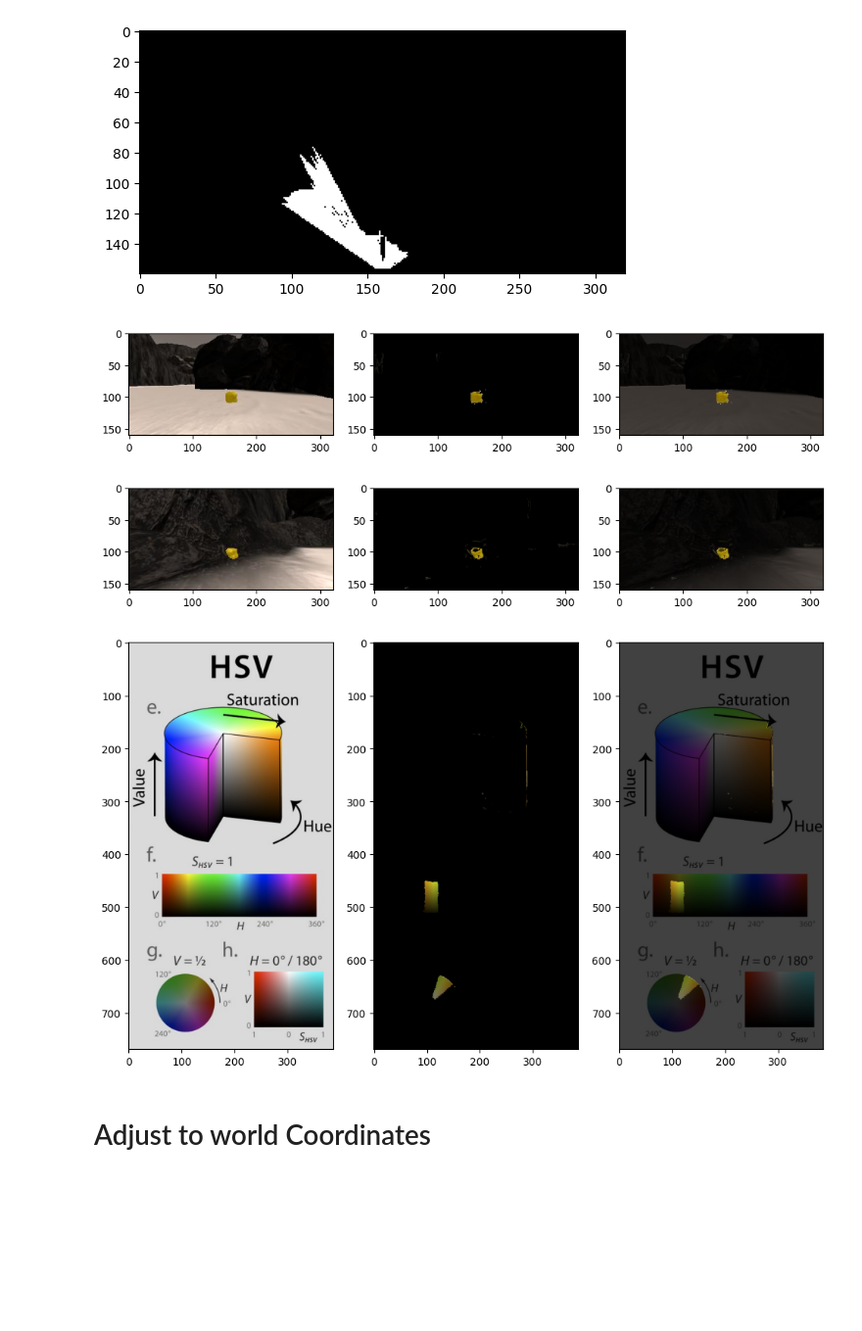
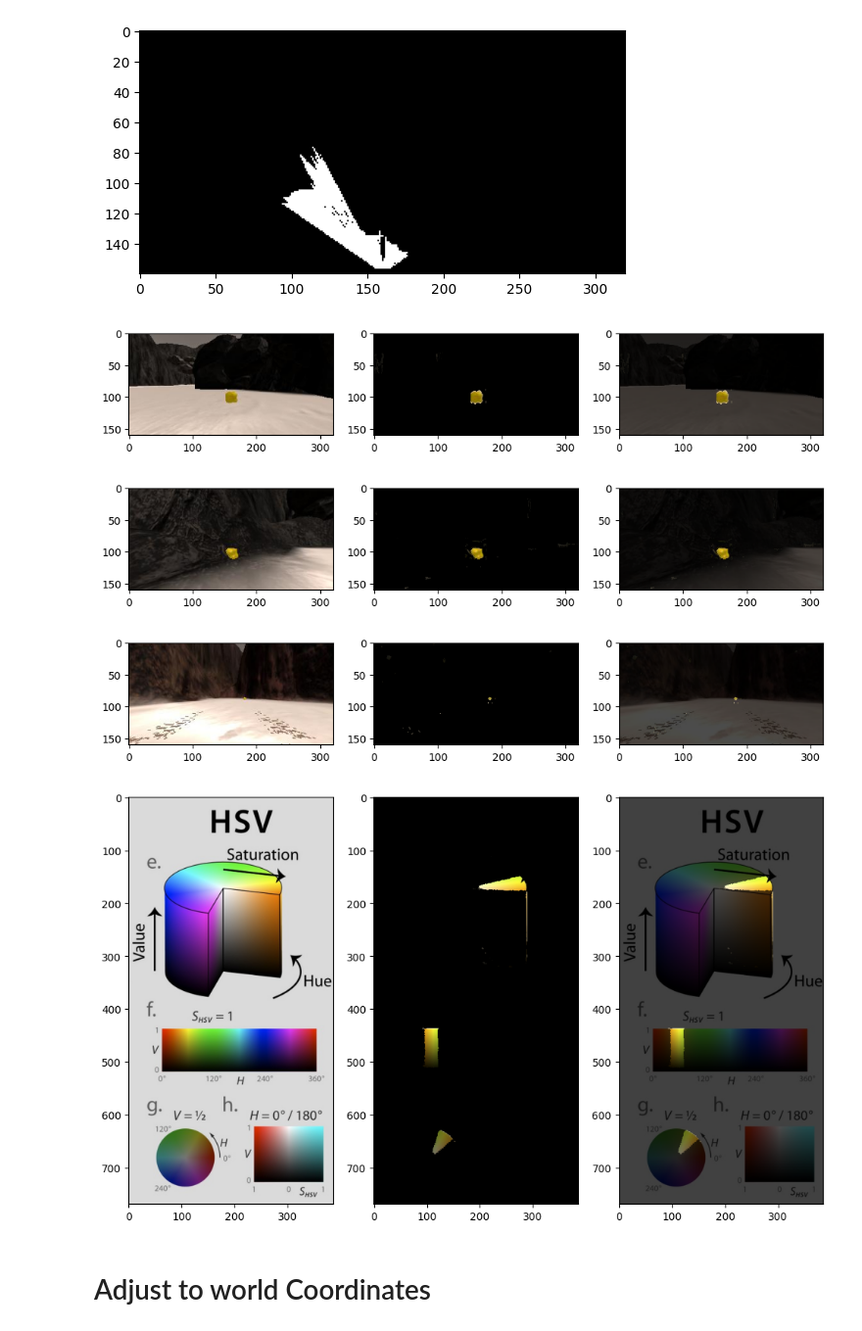
Before and after one commit to Ali-Elganzory/Rover, a Jupyter notebook: main.ipynb, the cells around one changed output. Shown at 98% size. Cells and saved outputs as stored; diff of their text form; code cells hidden in the pictures; blank space fills up the shorter version.

Commit message:
Rock detection and merging with original map

```diff
--- a/main.ipynb
+++ b/main.ipynb
@@ -137,27 +137,3 @@ _ = plt.imshow(threshed, cmap='gray')
 #scipy.misc.imsave('../output/warped_threshed.jpg', threshed*255)
 # %% [output]
 [figure]
-# %%
-def rock_thresh(image):
-    img_hsv = cv2.cvtColor(image, cv2.COLOR_BGR2HSV)
-    mask = cv2.inRange(img_hsv, (85, 50, 20), (100, 255, 200))
-    imask = mask > 0
-    threshed = np.zeros_like(img_hsv, np.uint8)
-#     threshed[imask] = 255 - image[imask]
-    threshed[imask] = image[imask]
-    blended = cv2.addWeighted(image, 0.3, threshed, 0.7, 0)
-    fig = plt.figure(figsize=(12,9))
-    plt.subplot(131)
-    plt.imshow(image)
-    plt.subplot(132)
-    plt.imshow(threshed)
-    plt.subplot(133)
-    plt.imshow(blended)
-
-rock_thresh(rock_img)
-rock_thresh(mpimg.imread("./calibration_images/example_rock2.jpg"))
-rock_thresh(mpimg.imread("./calibration_images/hsv.jpg"))
-# %% [output]
-[figure, removed]
-[figure, removed]
-[figure, removed]
@@ -200,0 +140,31 @@ hsv_visualization()
+# %%
+def blend_images(first_img, first_alpha, second_img, second_alpha):
+    return cv2.addWeighted(first_img, first_alpha, second_img, second_alpha, 0)
+
+def rock_thresh(image):
+    img_hsv = cv2.cvtColor(image, cv2.COLOR_BGR2HSV)
+    mask = cv2.inRange(img_hsv, (85, 50, 20), (100, 255, 255))
+    imask = mask > 0
+    threshed = np.zeros_like(img_hsv, np.uint8)
+    threshed[imask] = image[imask]
+    blended = blend_images(image, 0.3, threshed, 0.7)
+    if DEBUG:
+        fig = plt.figure(figsize=(12,9))
+        plt.subplot(131)
+        plt.imshow(image)
+        plt.subplot(132)
+        plt.imshow(threshed)
+        plt.subplot(133)
+        plt.imshow(blended)
+
+    return threshed, blended
+
+_, __ = rock_thresh(rock_img)
+_, __ = rock_thresh(mpimg.imread("./calibration_images/example_rock2.jpg"))
+_, __ = rock_thresh(image)
+_, __ = rock_thresh(mpimg.imread("./calibration_images/hsv.jpg"))
+# %% [output]
+[figure, added]
+[figure, added]
+[figure, added]
+[figure, added]
```
Also changed, not shown: parts of 7 cells of this notebook, 1 other file.
